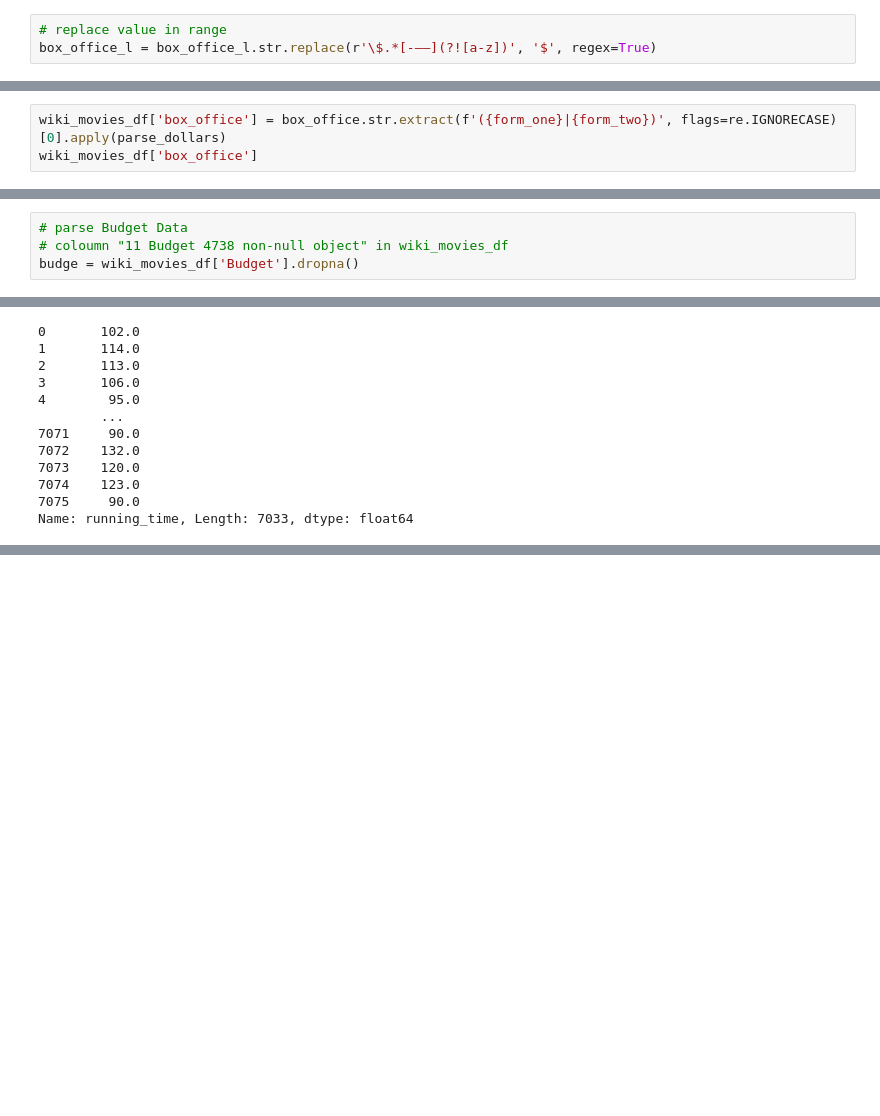
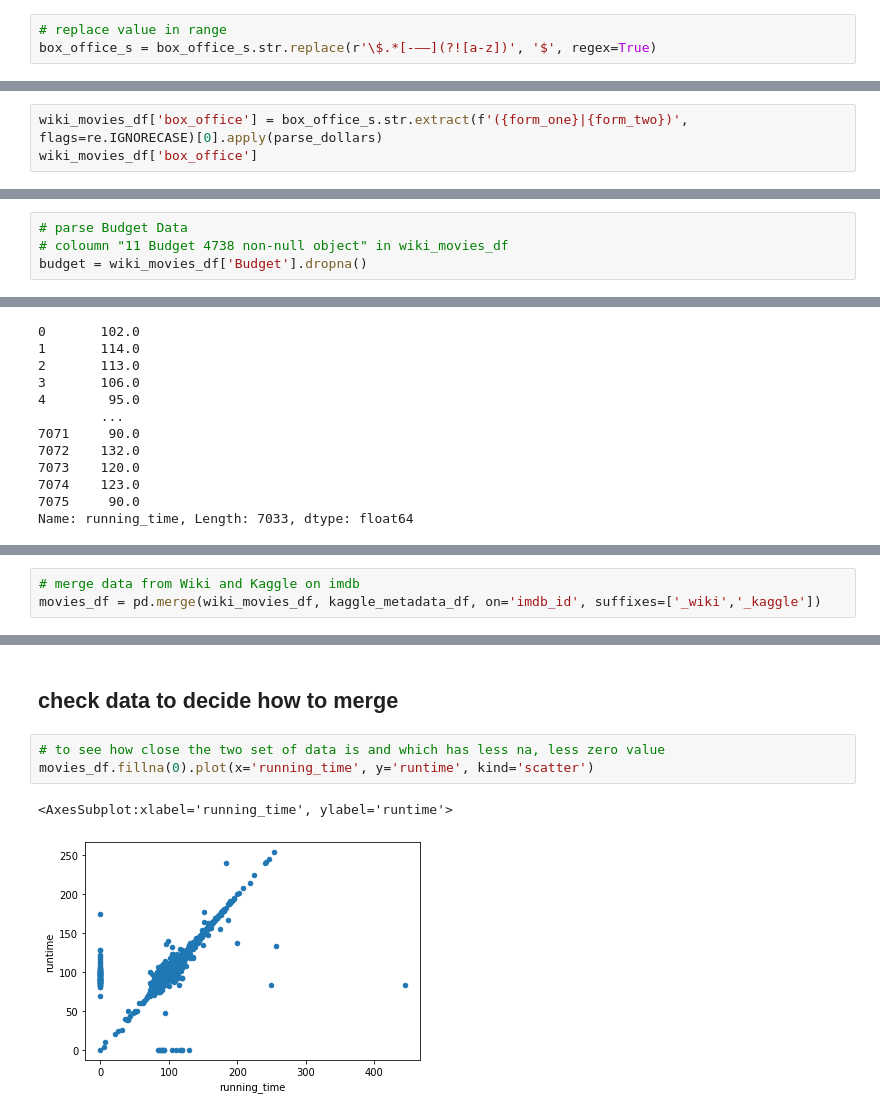
Before and after one commit to yingko123/Movies-ETL, a Jupyter notebook: movie_ETL.ipynb, the cells around one changed output, grey strips where cells are left out. Drawn from its saved outputs; the diff is of its cells as text; blank space fills up the shorter version.

```diff
--- a/movie_ETL.ipynb
+++ b/movie_ETL.ipynb
@@ -749,7 +749,7 @@ form_one = r'\$\s*\d+\.?\d*\s*[mb]illi?on'
 form_two = r'\$\s*\d{1,3}(?:[,\.]\d{3})+(?!\s[mb]illion)'
 # %%
 # replace value in range
-box_office_l = box_office_l.str.replace(r'\$.*[-—–](?![a-z])', '$', regex=True)
+box_office_s = box_office_s.str.replace(r'\$.*[-—–](?![a-z])', '$', regex=True)
 # %%
 # Extract string value of box_office_s
 box_office_s.str.extract(f'({form_one}|{form_two})')
@@ -805,7 +805,7 @@ def parse_dollars(s):
     else:
         return np.nan
 # %%
-wiki_movies_df['box_office'] = box_office.str.extract(f'({form_one}|{form_two})', flags=re.IGNORECASE)[0].apply(parse_dollars)
+wiki_movies_df['box_office'] = box_office_s.str.extract(f'({form_one}|{form_two})', flags=re.IGNORECASE)[0].apply(parse_dollars)
 wiki_movies_df['box_office']
 # %% [output]
 0       21400000.0
@@ -827,7 +827,7 @@ KeyError: "['Box office'] not found in axis"
 # %%
 # parse Budget Data
 # coloumn "11 Budget 4738 non-null object" in wiki_movies_df
-budge = wiki_movies_df['Budget'].dropna()
+budget = wiki_movies_df['Budget'].dropna()
 # %%
 type(budget)
 # %% [output]
@@ -1238,0 +1239,3 @@ Name: rating, dtype: float64
+# %%
+# merge data from Wiki and Kaggle on imdb
+movies_df = pd.merge(wiki_movies_df, kaggle_metadata_df, on='imdb_id', suffixes=['_wiki','_kaggle'])
@@ -1238,0 +1325,8 @@ Name: rating, dtype: float64
+# %% [markdown]
+## check data to decide how to merge
+# %%
+# to see how close the two set of data is and which has less na, less zero value
+movies_df.fillna(0).plot(x='running_time', y='runtime', kind='scatter')
+# %% [output]
+<AxesSubplot:xlabel='running_time', ylabel='runtime'>
+[figure, added]
```
Also changed, not shown: parts of 95 cells of this notebook.
